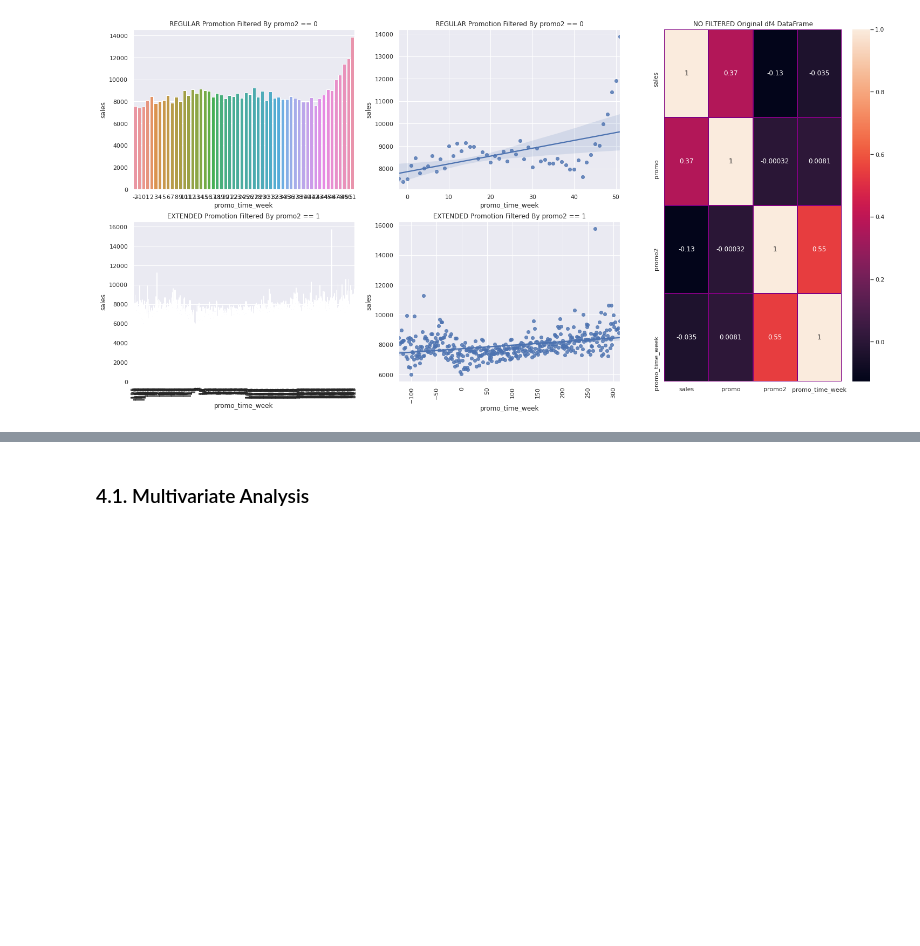
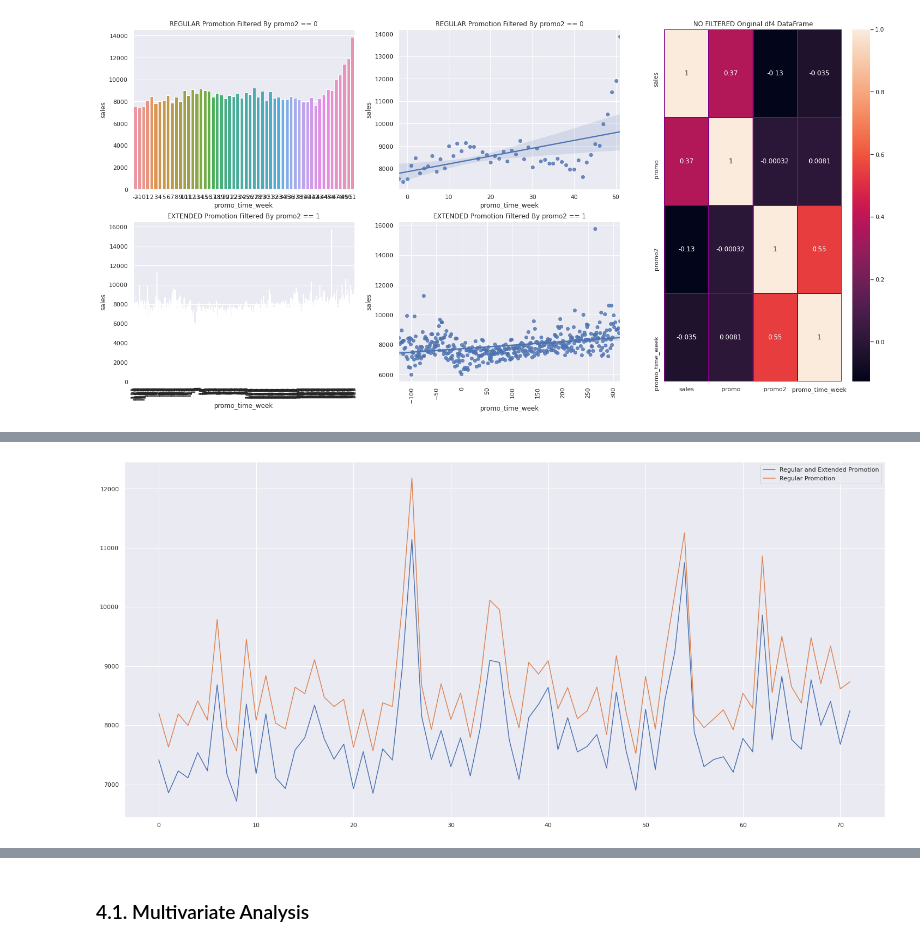
Before and after one commit to diegopmayer/rossman_sales_forecast, a Jupyter notebook: exploratory_data_analysis.ipynb, the cells around one changed output, grey strips where cells are left out. Drawn from its saved outputs; the diff is of its cells as text; code cells hidden in the pictures; blank space fills up the shorter version.

```diff
--- a/exploratory_data_analysis.ipynb
+++ b/exploratory_data_analysis.ipynb
@@ -962,0 +975,10 @@ sns.heatmap(df4[['sales', 'promo', 'promo2', 'promo_time_week']].corr(),
+# %%
+regular_extended_promo = df4[['year_week', 'sales']][(df4['promo'] == 1) & (df4['promo2'] == 1)].groupby('year_week').mean().reset_index()
+ax = regular_extended_promo.plot();
+
+regular_promo = df4[['year_week', 'sales']][(df4['promo'] == 1) & (df4['promo2'] == 0)].groupby('year_week').mean().reset_index()
+regular_promo.plot(ax=ax);
+
+plt.legend(labels=['Regular and Extended Promotion', 'Regular Promotion']);
+# %% [output]
+[figure, added]
```
Also changed, not shown: parts of 4 cells of this notebook.
